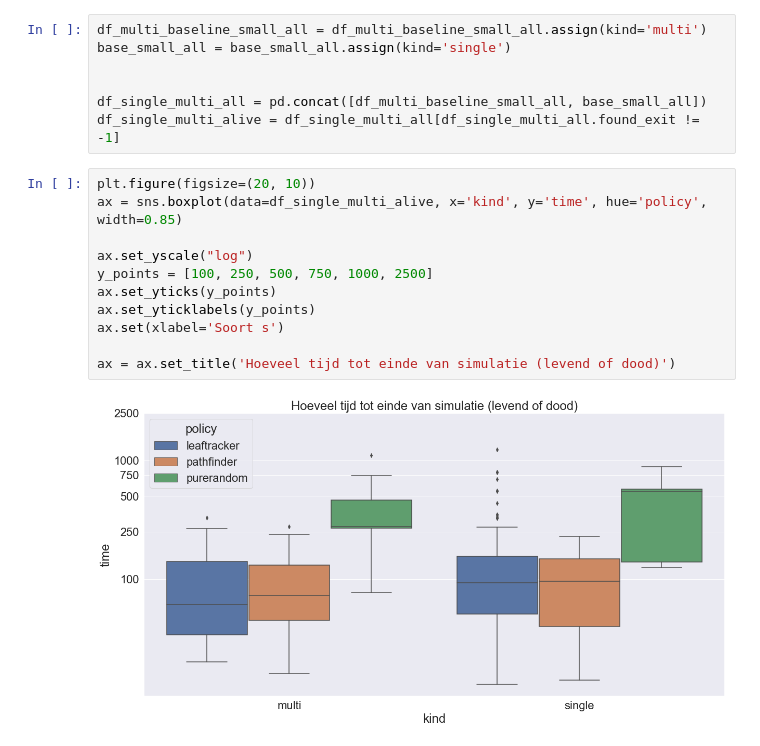
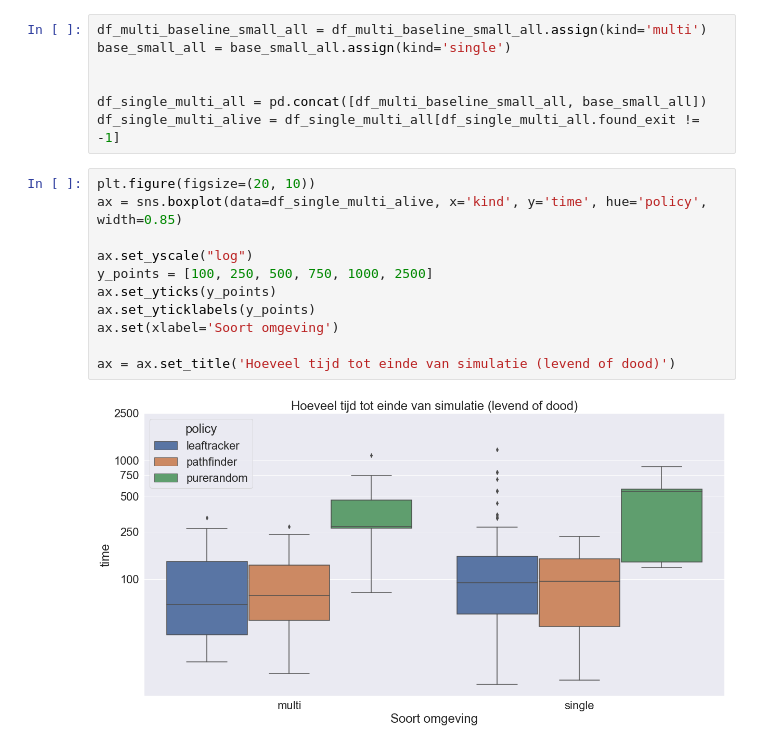
Before and after one commit to MariaDukmak/MazeRunner, a Jupyter notebook: analysis/Data analyse.ipynb, the cells around one changed output. Saved outputs shown, nothing was run; the diff lists cells and outputs as text.

```diff
--- a/analysis/Data analyse.ipynb
+++ b/analysis/Data analyse.ipynb
@@ -327,13 +327,13 @@ df_single_multi_alive = df_single_multi_all[df_single_multi_all.found_exit != -1
 # %%
 plt.figure(figsize=(20, 10))
 ax = sns.boxplot(data=df_single_multi_alive, x='kind', y='time', hue='policy', width=0.85)
 
 ax.set_yscale("log")
 y_points = [100, 250, 500, 750, 1000, 2500]
 ax.set_yticks(y_points)
 ax.set_yticklabels(y_points)
-ax.set(xlabel='Soort s')
+ax.set(xlabel='Soort omgeving')
 
 ax = ax.set_title('Hoeveel tijd tot einde van simulatie (levend of dood)')
 # %% [output]
-[figure, old version]
+[figure, new version]
```
Also changed, not shown: parts of 4 cells of this notebook.
